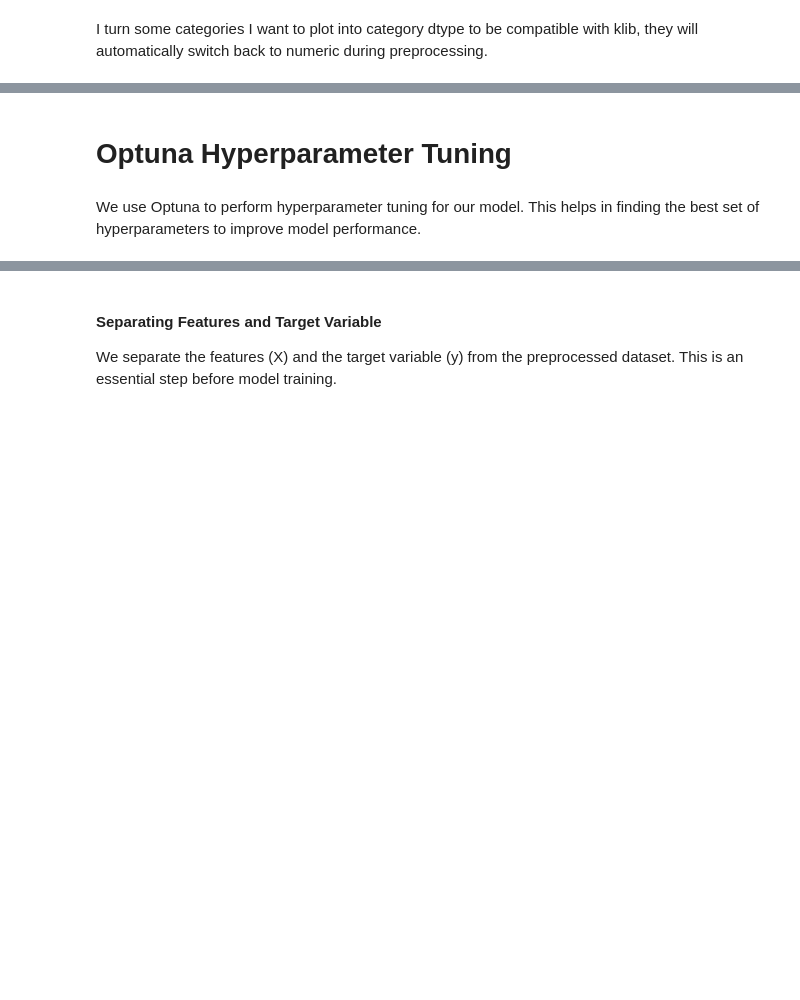
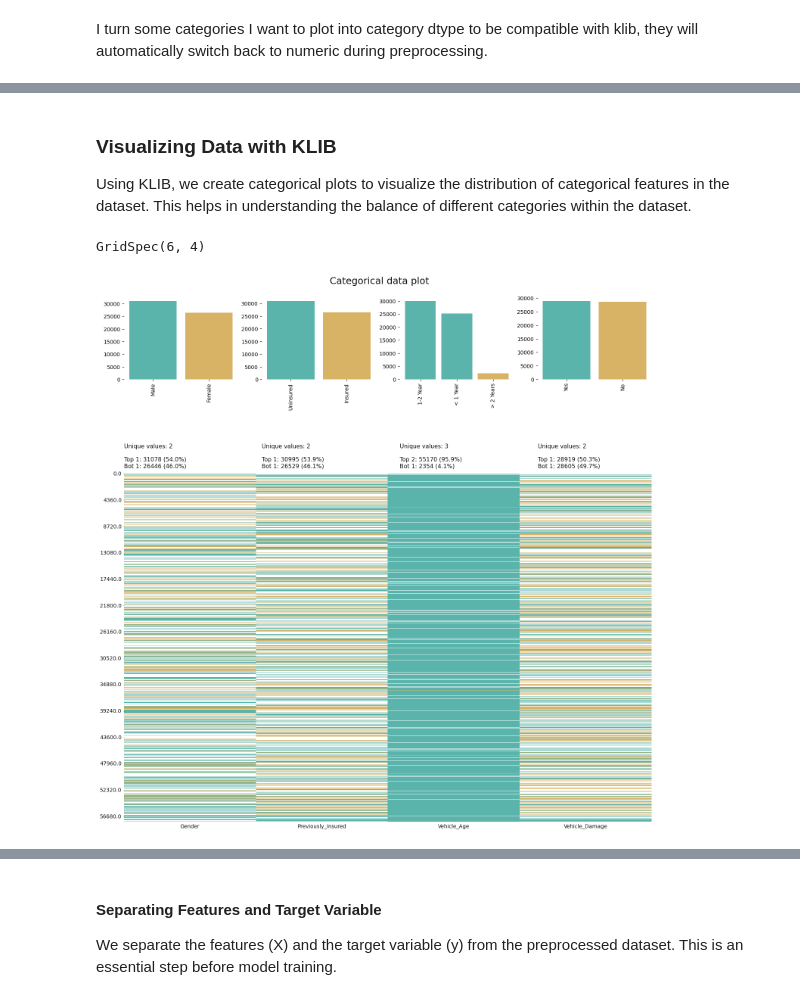
Before and after one commit to pauloarayasantiago/portafolio, a Jupyter notebook: Binary-Classification-of-Insurance-Cross-Selling/portafolio_version.ipynb, the cells around one changed output, grey strips where cells are left out. Cells and saved outputs as stored; diff of their text form; code cells hidden in the pictures; blank space fills up the shorter version.

```diff
--- a/Binary-Classification-of-Insurance-Cross-Selling/portafolio_version.ipynb
+++ b/Binary-Classification-of-Insurance-Cross-Selling/portafolio_version.ipynb
@@ -141,13 +144,3 @@ dtype: int64
 # EDA
 # %% [markdown]
 I turn some categories I want to plot into category dtype to be compatible with klib, they will automatically switch back to numeric during preprocessing.
-# %%
-# Convert specified columns to categorical
-categorical_columns = ['Gender', 'Vehicle_Age', 'Previously_Insured']
-
-for col in categorical_columns:
-    train_df[col] = train_df[col].astype('category')
-
-# Convert 'Previously_Insured' column to a categorical type with specific labels
-train_df['Previously_Insured'] = pd.Categorical(train_df['Previously_Insured'], categories=[0, 1], ordered=True)
-train_df['Previously_Insured'] = train_df['Previously_Insured'].cat.rename_categories(["Uninsured", "Insured"])
@@ -296,13 +146,0 @@ To handle categorical features with many unique values, we group rare categories
-# %%
-def group_rare_categories(df, column, threshold=0.01):
-    category_freq = df[column].value_counts(normalize=True)
-    rare_categories = category_freq[category_freq < threshold].index
-
-    # Use .loc to avoid SettingWithCopyWarning
-    df.loc[df[column].isin(rare_categories), column] = 88
-
-    return df
-
-categorical = ['Region_Code', 'Policy_Sales_Channel']
-for col in categorical:
-    train_df = group_rare_categories(train_df, col, 0.01)
@@ -368,5 +147,18 @@ train_df = optimize_dtypes(train_df)
-# %% [markdown]
-# Optuna Hyperparameter Tuning
-# %% [markdown]
-
-We use Optuna to perform hyperparameter tuning for our model. This helps in finding the best set of hyperparameters to improve model performance.
+# %%
+# Convert specified columns to categorical
+categorical_columns = ['Gender', 'Vehicle_Age', 'Previously_Insured']
+
+for col in categorical_columns:
+    eda_df[col] = eda_df[col].astype('category')
+
+# Convert 'Previously_Insured' column to a categorical type with specific labels
+eda_df['Previously_Insured'] = pd.Categorical(eda_df['Previously_Insured'], categories=[0, 1], ordered=True)
+eda_df['Previously_Insured'] = eda_df['Previously_Insured'].cat.rename_categories(["Uninsured", "Insured"])
+# %% [markdown]
+### Visualizing Data with KLIB
+Using KLIB, we create categorical plots to visualize the distribution of categorical features in the dataset. This helps in understanding the balance of different categories within the dataset.
+# %%
+klib.cat_plot(eda_df)
+# %% [output]
+GridSpec(6, 4)
+[figure, added]
```
Also changed, not shown: parts of 96 cells of this notebook.
